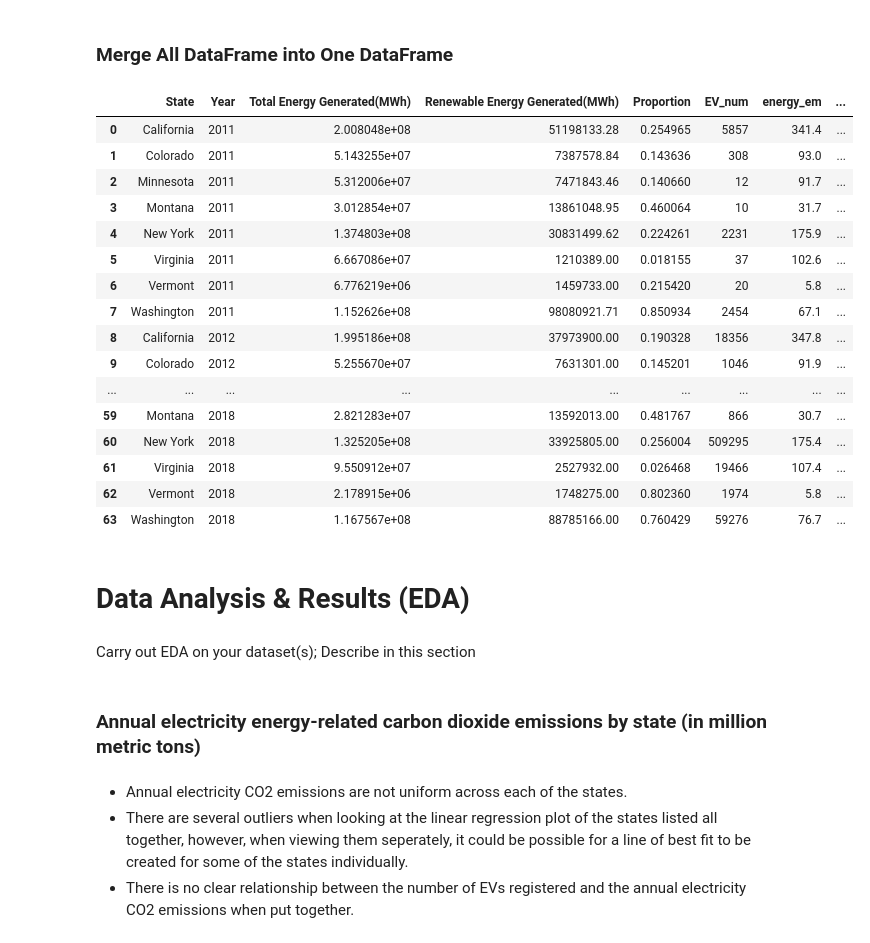
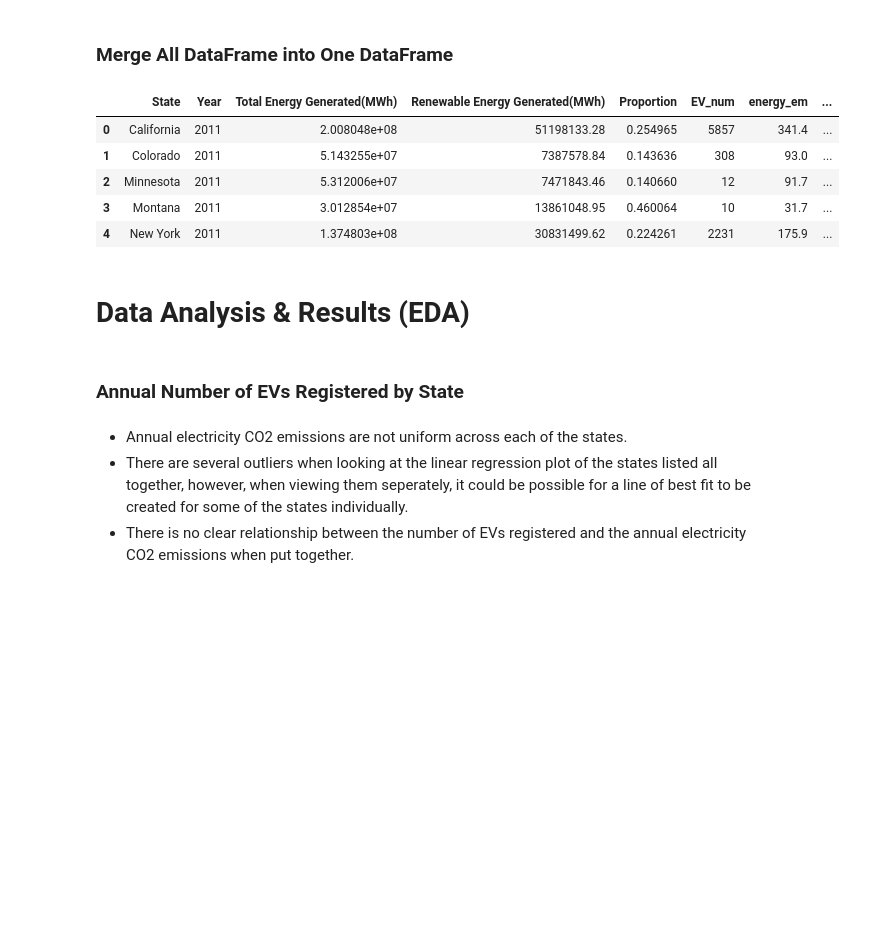
Before and after one commit to michaelgranado/EV-Count-and-CO2-Emissions-Project, a Jupyter notebook: EDACheckpointGroup039-Wi22.ipynb, the cells around one changed output. Saved outputs shown, nothing was run; the diff lists cells and outputs as text; code cells hidden in the pictures; blank space fills up the shorter version.

```diff
--- a/EDACheckpointGroup039-Wi22.ipynb
+++ b/EDACheckpointGroup039-Wi22.ipynb
@@ -372,51 +372,38 @@ df['energy_em'] = float(0)
 df['electric_em'] = float(0)
 df['transportation_em'] = float(0)
 
 # define the universal operation to insert all given DataFrame
 # to the corresponding column in 'df'
 def merge_df(target_df, target_column, source_df):
     str_years = [str(i) for i in years]
     for state in states:
         for year in str_years:
             cell_value = source_df.loc[source_df['State'] == state][year].tolist()[0]
             target_df.loc[(target_df['State'] == state) & (target_df['Year'] == int(year)),[target_column]] = float(cell_value)
 
 # apply the above function to merge all the following DataFrames to 'annual_energy_by_state'
 # and name the new DataFrame 'df'
 # - EV_registration
 # - annual_energy_related_CO2_em
 # - electric_energy_CO2_em_by_state
 # - transportation_energy_CO2_em_by_state
 
 merge_df(df,'EV_num',EV_registration)
 merge_df(df,'energy_em',annual_energy_related_CO2_em)
 merge_df(df,'electric_em',electric_energy_CO2_em_by_state)
 merge_df(df,'transportation_em',transportation_energy_CO2_em_by_state)
-df
+df.head()
 # %% [output]
 |  | State | Year | Total Energy Generated(MWh) | Renewable Energy Generated(MWh) | Proportion | EV_num | energy_em | ... |
 | 0 | California | 2011 | 2.008048e+08 | 51198133.28 | 0.254965 | 5857 | 341.4 | ... |
 | 1 | Colorado | 2011 | 5.143255e+07 | 7387578.84 | 0.143636 | 308 | 93.0 | ... |
 | 2 | Minnesota | 2011 | 5.312006e+07 | 7471843.46 | 0.140660 | 12 | 91.7 | ... |
 | 3 | Montana | 2011 | 3.012854e+07 | 13861048.95 | 0.460064 | 10 | 31.7 | ... |
 | 4 | New York | 2011 | 1.374803e+08 | 30831499.62 | 0.224261 | 2231 | 175.9 | ... |
-| 5 | Virginia | 2011 | 6.667086e+07 | 1210389.00 | 0.018155 | 37 | 102.6 | ... |
-| 6 | Vermont | 2011 | 6.776219e+06 | 1459733.00 | 0.215420 | 20 | 5.8 | ... |
-| 7 | Washington | 2011 | 1.152626e+08 | 98080921.71 | 0.850934 | 2454 | 67.1 | ... |
-| 8 | California | 2012 | 1.995186e+08 | 37973900.00 | 0.190328 | 18356 | 347.8 | ... |
-| 9 | Colorado | 2012 | 5.255670e+07 | 7631301.00 | 0.145201 | 1046 | 91.9 | ... |
-| ... | ... | ... | ... | ... | ... | ... | ... | ... |
-| 59 | Montana | 2018 | 2.821283e+07 | 13592013.00 | 0.481767 | 866 | 30.7 | ... |
-| 60 | New York | 2018 | 1.325205e+08 | 33925805.00 | 0.256004 | 509295 | 175.4 | ... |
-| 61 | Virginia | 2018 | 9.550912e+07 | 2527932.00 | 0.026468 | 19466 | 107.4 | ... |
-| 62 | Vermont | 2018 | 2.178915e+06 | 1748275.00 | 0.802360 | 1974 | 5.8 | ... |
-| 63 | Washington | 2018 | 1.167567e+08 | 88785166.00 | 0.760429 | 59276 | 76.7 | ... |
 # %% [markdown]
 # Data Analysis & Results (EDA)
-# %% [markdown]
-Carry out EDA on your dataset(s); Describe in this section
-# %% [markdown]
-### Annual electricity energy-related carbon dioxide emissions by state (in million metric tons)
+# %% [markdown]
+### Annual Number of EVs Registered by State
 # %% [markdown]
 - Annual electricity CO2 emissions are not uniform across each of the states.
 - There are several outliers when looking at the linear regression plot of the states listed all together, however, when viewing them seperately, it could be possible for a line of best fit to be created for some of the states individually.
```
Also changed, not shown: parts of 29 cells of this notebook.
